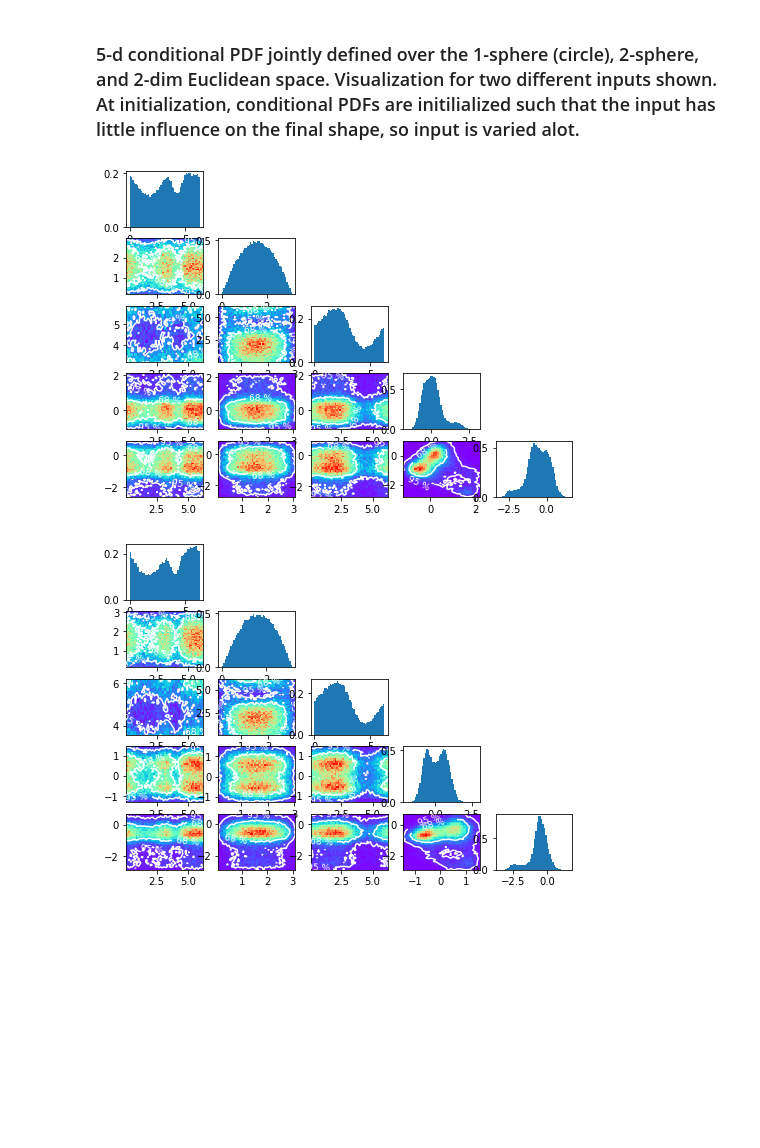
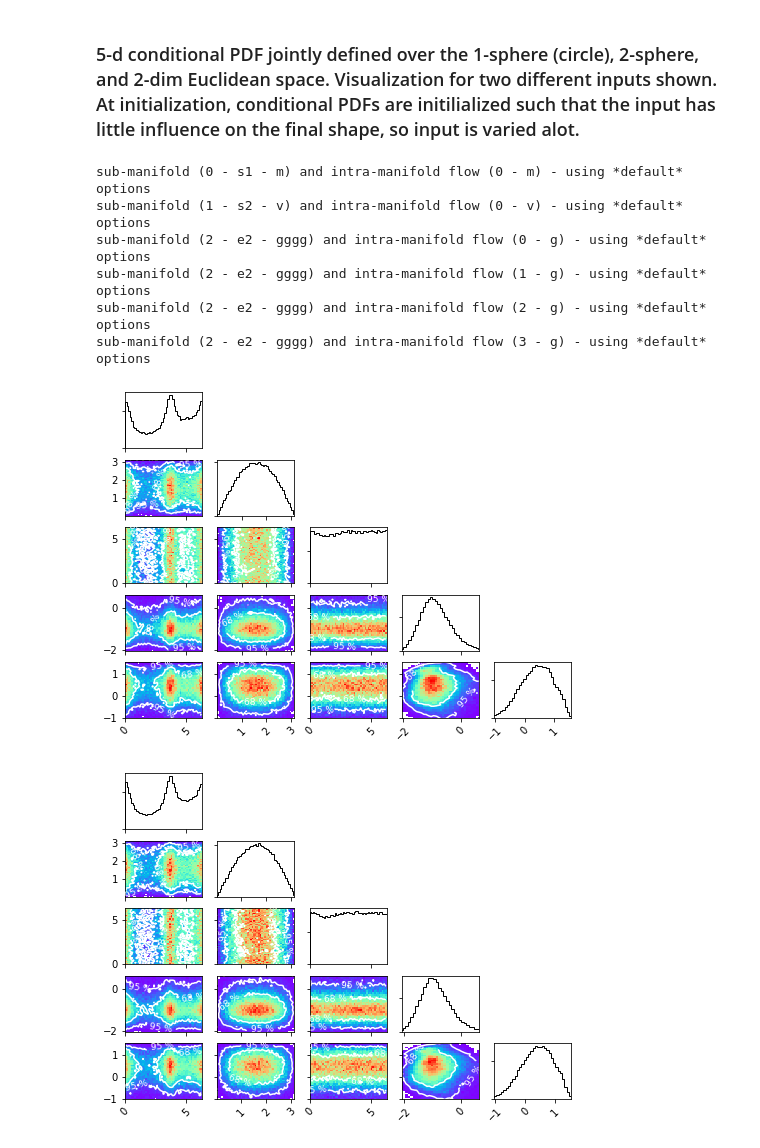
Before and after one commit to thoglu/jammy_flows, a Jupyter notebook: examples/examples.ipynb, the cells around one changed output. Cells and saved outputs as stored; diff of their text form; code cells hidden in the pictures; blank space fills up the shorter version.

```diff
--- a/examples/examples.ipynb
+++ b/examples/examples.ipynb
@@ -52,14 +72,20 @@ Text(0, 0.5, '$\\phi$')
 # %% [markdown]
 ### 5-d conditional PDF jointly defined over the 1-sphere (circle), 2-sphere, and 2-dim Euclidean space. Visualization for two different inputs shown. At initialization, conditional PDFs are initilialized such that the input has little influence on the final shape, so input is varied alot.
 # %%
-fived_pdf=fbase.pdf("s1+s2+e2", "m+v+gggg", conditional_input_dim=2)
+fived_pdf=jammy_flows.pdf("s1+s2+e2", "m+v+gggg", conditional_input_dim=2)
+fived_pdf.double()
+fig=pylab.figure(figsize=(8,6))
+_, _,_=helper_fns.visualize_pdf(fived_pdf,fig,nsamples=100000, conditional_input=torch.Tensor([1.0,2.0]).type(torch.float64).unsqueeze(0) )
 
 fig=pylab.figure(figsize=(8,6))
-_, _=helper_fns.visualize_pdf(fived_pdf,fig,nsamples=100000, conditional_input=torch.Tensor([1.0,2.0]).type(torch.float64).unsqueeze(0) )
-
-fig=pylab.figure(figsize=(8,6))
-_, _=helper_fns.visualize_pdf(fived_pdf,fig,nsamples=100000, conditional_input=torch.Tensor([10000.0,10000.0]).type(torch.float64).unsqueeze(0) )
+_, _,_=helper_fns.visualize_pdf(fived_pdf,fig,nsamples=100000, conditional_input=torch.Tensor([10000.0,10000.0]).type(torch.float64).unsqueeze(0) )
 # %% [output]
+sub-manifold (0 - s1 - m) and intra-manifold flow (0 - m) - using *default* options
+sub-manifold (1 - s2 - v) and intra-manifold flow (0 - v) - using *default* options
+sub-manifold (2 - e2 - gggg) and intra-manifold flow (0 - g) - using *default* options
+sub-manifold (2 - e2 - gggg) and intra-manifold flow (1 - g) - using *default* options
+sub-manifold (2 - e2 - gggg) and intra-manifold flow (2 - g) - using *default* options
+sub-manifold (2 - e2 - gggg) and intra-manifold flow (3 - g) - using *default* options
-[figure, old version]
+[figure, new version]
-[figure, old version]
+[figure, new version]
 # %% [markdown]
```
Also changed, not shown: parts of 11 cells of this notebook.
